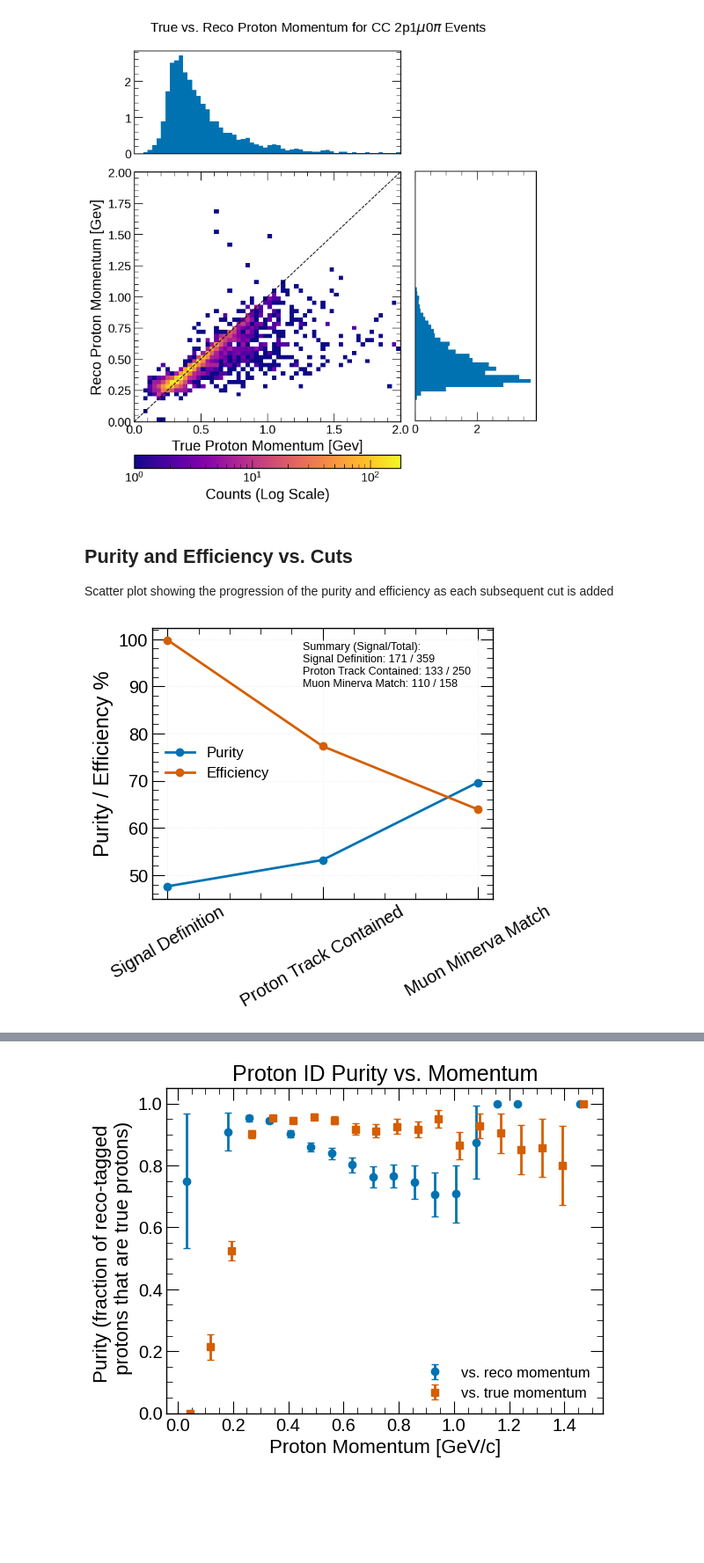
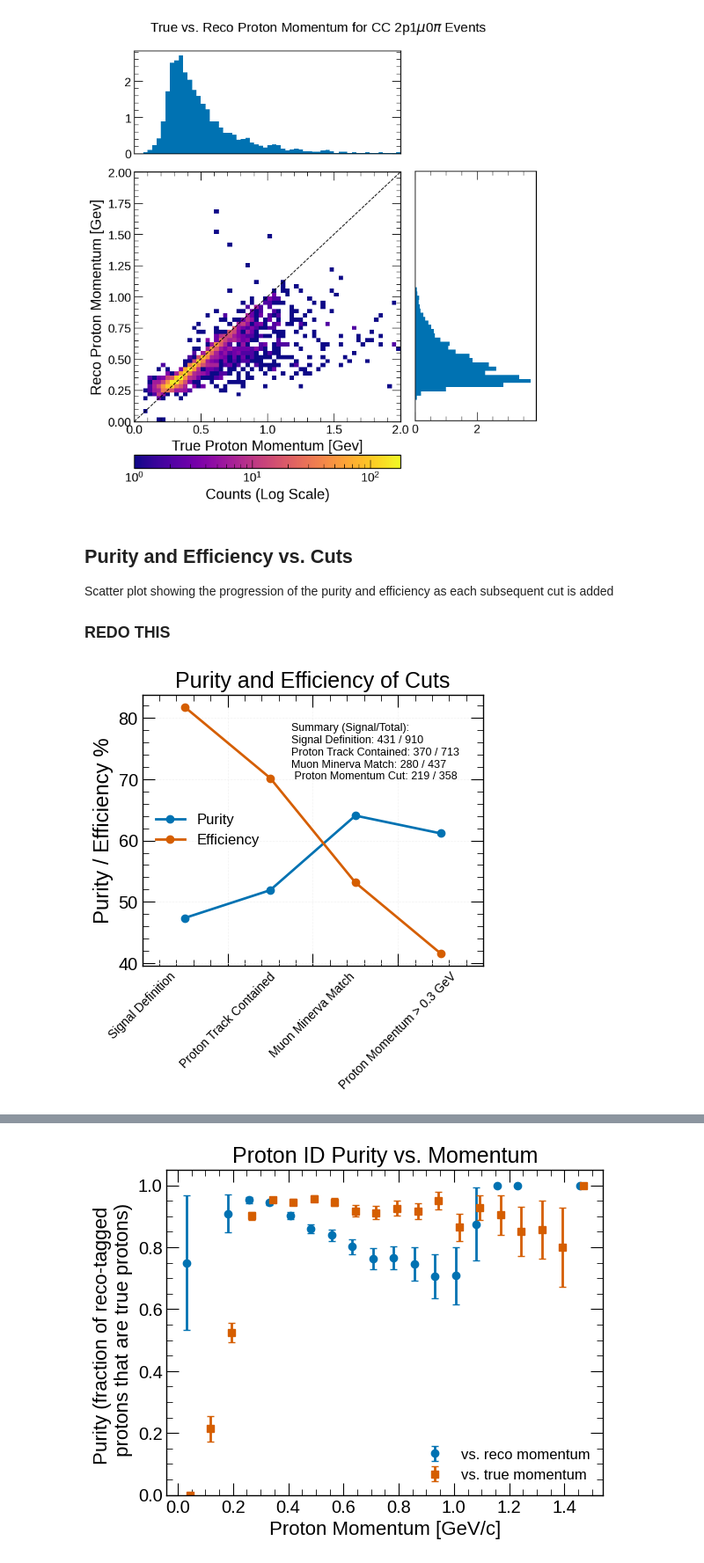
Before and after one commit to ZaeMoore/2x2_CAF, a Jupyter notebook: minirun/caf_analysis.ipynb, the cells around one changed output, grey strips where cells are left out. Shown at 88% size. Drawn from its saved outputs; the diff is of its cells as text; code cells hidden in the pictures; blank space fills up the shorter version.

```diff
--- a/minirun/caf_analysis.ipynb
+++ b/minirun/caf_analysis.ipynb
@@ -783,31 +846,31 @@ plt.show()
 ## Purity and Efficiency vs. Cuts
 
 Scatter plot showing the progression of the purity and efficiency as each subsequent cut is added
+
+### REDO THIS
 # %%
 #Not using the cuts with momentum, those dropped the purity compared to the minerva matching
 #Cut 1: vertex within volume, Np=2, Nmu=1, Npi=0
 #Cut 2: Proton track fully contained
 #Cut 3: Muon track punches out the back of minerva
 #Cut 4: Proton > 0.3 GeV
-purity_cuts = [47.63, 53.20, 69.62]
-efficiency_cuts = [99.82, 77.32, 63.95]
-phase = ['Signal Definition', 'Proton Track Contained', 'Muon Minerva Match']
-phase_num = [1, 2, 3]
+purity_cuts = [47.36, 51.89, 64.07, 61.17]
+efficiency_cuts = [81.78, 70.21, 53.13, 41.56]
+phase = ['Signal Definition', 'Proton Track Contained', 'Muon Minerva Match', 'Proton Momentum > 0.3 GeV']
+x_plot = [1, 2, 3, 4]
+phase_num = [0.5, 1.5, 2.5, 3.5]
 
 plt.figure(figsize=(5,4))
-plt.plot(phase_num, purity_cuts, marker='o', label='Purity', linewidth=2)
-plt.plot(phase_num, efficiency_cuts, marker='o', label='Efficiency', linewidth=2)
-plt.xticks(phase_num, phase, rotation=30)
+plt.plot(x_plot, purity_cuts, marker='o', label='Purity', linewidth=2)
+plt.plot(x_plot, efficiency_cuts, marker='o', label='Efficiency', linewidth=2)
+plt.xticks(phase_num, phase, rotation=45, fontsize=10)
+plt.xlim(0.5,4.5)
 plt.ylabel('Purity / Efficiency %')
-#plt.title('Purity and Efficiency of Cuts')
+plt.title('Purity and Efficiency of Cuts', fontsize=18)
 plt.grid(color='0.95')
 plt.legend(loc='center left')
-plt.text(1.87, 90, "Summary (Signal/Total): \nSignal Definition: 171 / 359 \nProton Track Contained: 133 / 250 \n" \
-"Muon Minerva Match: 110 / 158", color='black', fontsize=9)
+plt.text(2.25, 70, "Summary (Signal/Total): \nSignal Definition: 431 / 910 \nProton Track Contained: 370 / 713 \n" \
+"Muon Minerva Match: 280 / 437 \n Proton Momentum Cut: 219 / 358", color='black', fontsize=9)
 plt.show()
-
-#171 signal events cut 1
-#133 signal events cut 2
-#110 signal events cut 3
 # %% [output]
-[figure, old version]
+[figure, new version]
```
Also changed, not shown: parts of 26 cells of this notebook, 6 other files.
